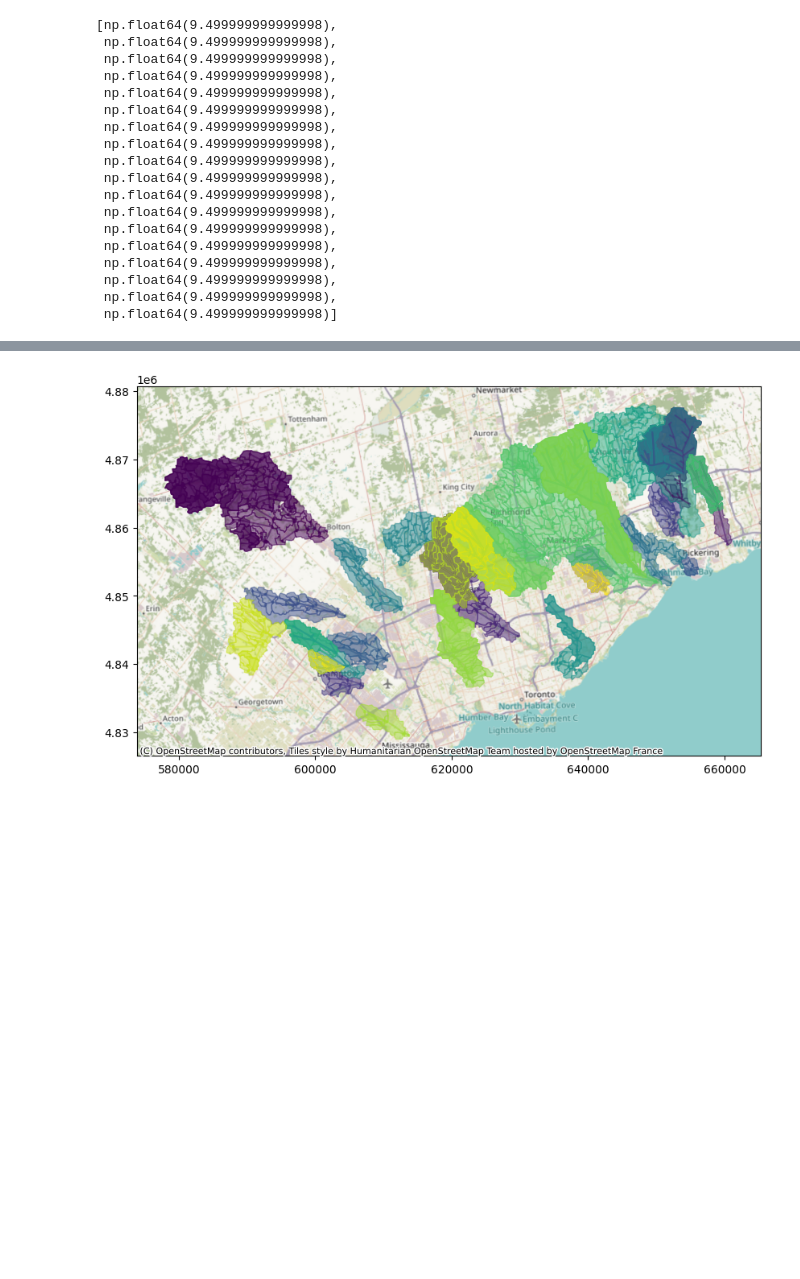
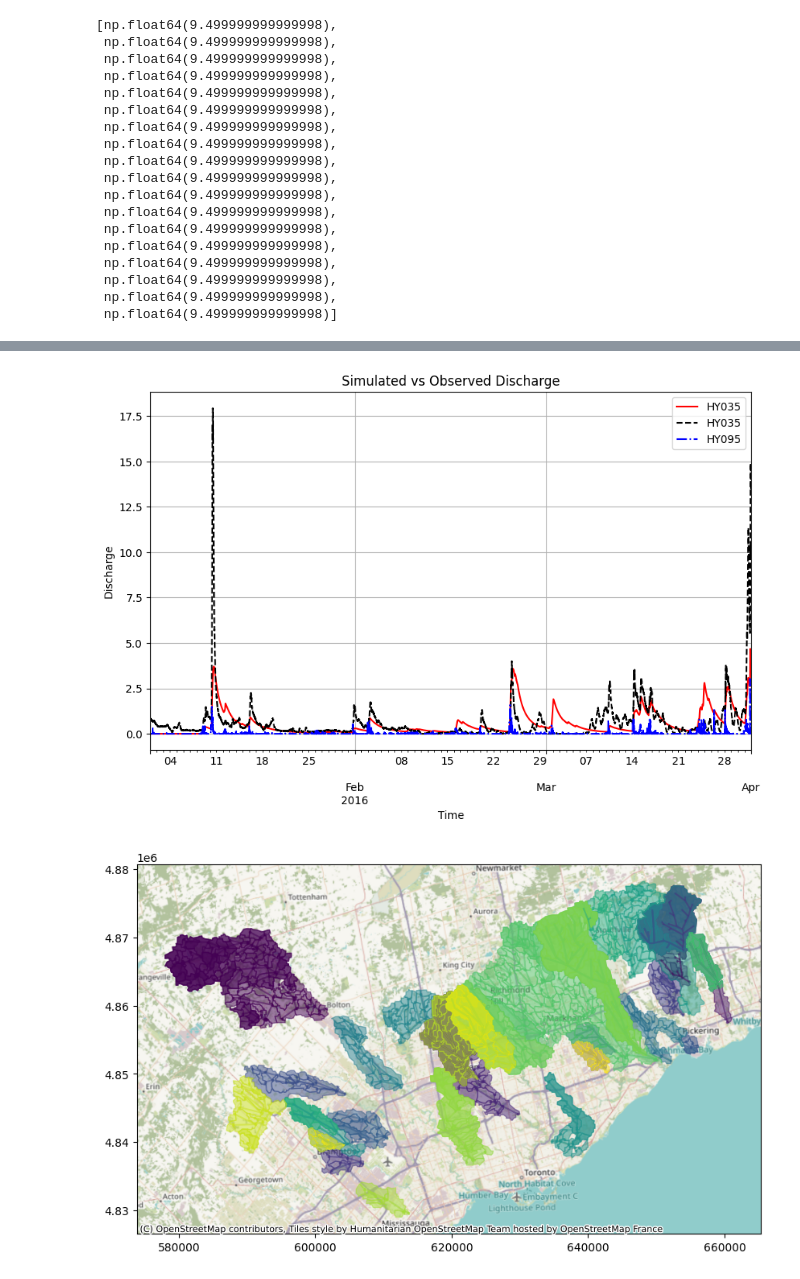
Before and after one commit to everettsp/optswmm, a Jupyter notebook: main.ipynb, the cells around one changed output, grey strips where cells are left out. Saved outputs shown, nothing was run; the diff lists cells and outputs as text; code cells hidden in the pictures; blank space fills up the shorter version.

```diff
--- a/main.ipynb
+++ b/main.ipynb
@@ -52,21 +106,17 @@ cps.set_relative_bounds()
 # %%
 import pandas as pd
-run_dir = Path(r"C:\Users\everett\Documents\GitHub\camus_to\data\models\swmm\HY095\runs")
-subfolders = [f.name for f in run_dir.iterdir() if f.is_dir()]
+run_folder = Path(r"C:\Users\everett\Documents\GitHub\camus_to\data\models\swmm\HY024\runs")
+subfolders = [f.name for f in run_folder.iterdir() if f.is_dir()]
+
+run_dir = run_folder / subfolders[-1]
+scores_file = run_dir / "results_scores.txt"
+scores_df = pd.read_csv(scores_file, sep=",", header=0)  # Adjust the separator if necessary
 
 
-scores_file = run_dir / subfolders[-1] / "detailed_scores.txt"
-scores_df = pd.read_csv(scores_file, sep=",", header=None)  # Adjust the separator if necessary
+param_file = run_dir / "results_params.txt"
+params_df = pd.read_csv(param_file, sep=",")  # Adjust the separator if necessary
 
 import matplotlib.pyplot as plt
 
-plt.figure(figsize=(10, 6))
-scores_df.loc[scores_df.iloc[:, 2] == "('stage'", 5].plot(label="Stage")
-scores_df.loc[scores_df.iloc[:, 2] == "('discharge'", 5].plot(label="Discharge")
-plt.legend()
-plt.title("Scores for Stage and Discharge")
-plt.xlabel("Index")
-plt.ylabel("Score")
-plt.grid()
-plt.show()
+scores_df.columns
 # %% [output]
@@ -78,3 +181,25 @@ subdirs[0].name
+# %%
+iter = 100
+
+sim = pd.read_pickle(run_dir / "timeseries" / f"sim_{iter}.pkl")
+obs = pd.read_pickle(run_dir / "timeseries" / f"obs_{iter}.pkl")
+precip = pd.read_pickle(model_dir / station_id / "forcings.pkl").loc[:,"precipitation(mm)"]
+
+
+fig, ax = plt.subplots(figsize=(10, 6))
+sim["discharge(cms)"].plot(ax=ax, label="Simulated Discharge (HY095)", color="red")
+obs["discharge(cms)"].plot(ax=ax, label="Observed Discharge (HY095)", color="black", linestyle="--")
+precip.plot(ax=ax, label="Precipitation", color="blue", linestyle="-.")
+
+plt.legend()
+plt.title("Simulated vs Observed Discharge")
+plt.xlabel("Time")
+plt.ylabel("Discharge")
+plt.grid()
+ax.set_xlim(obs.index.min(), obs.index.max())
+plt.show()
+# %% [output]
+[figure, added]
 # %%
 import contextily as ctx
 
```
Also changed, not shown: parts of 15 cells of this notebook, 9 other files.
